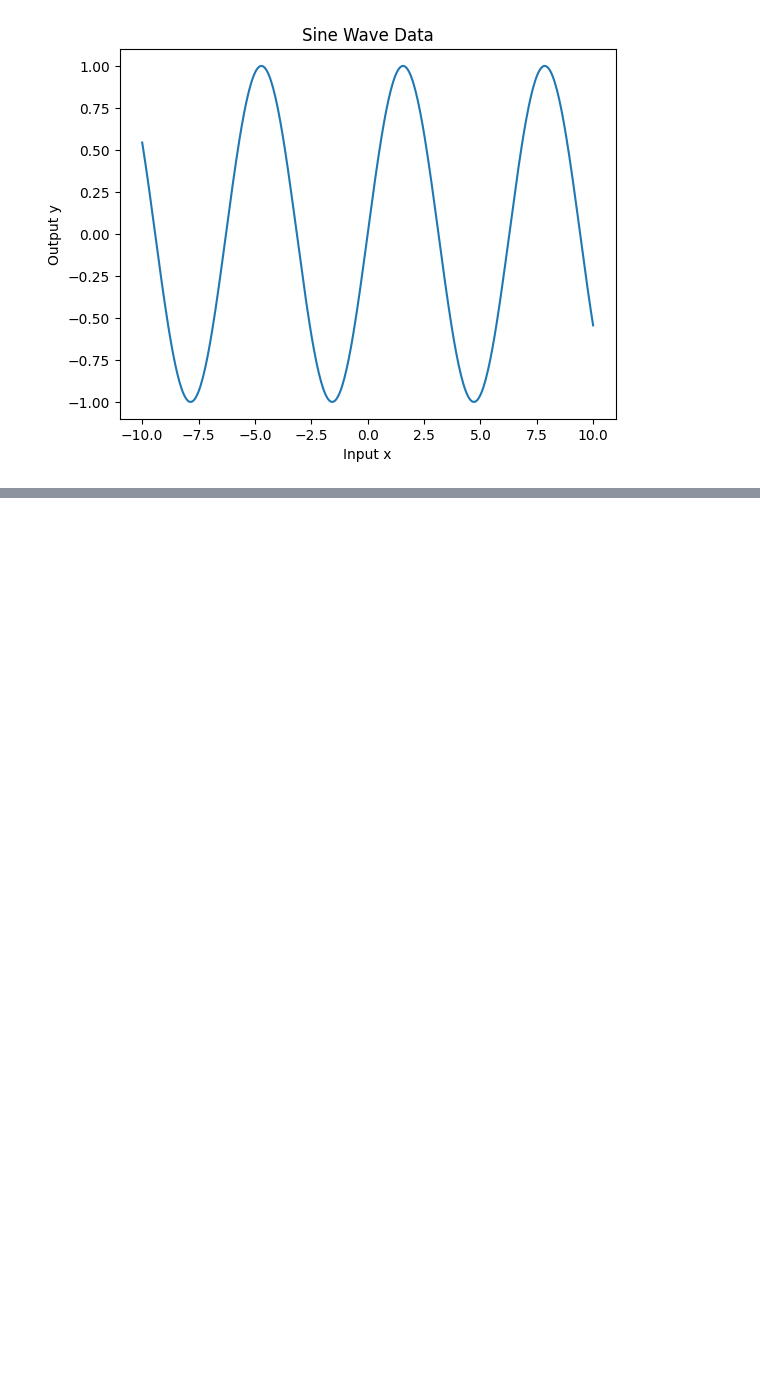
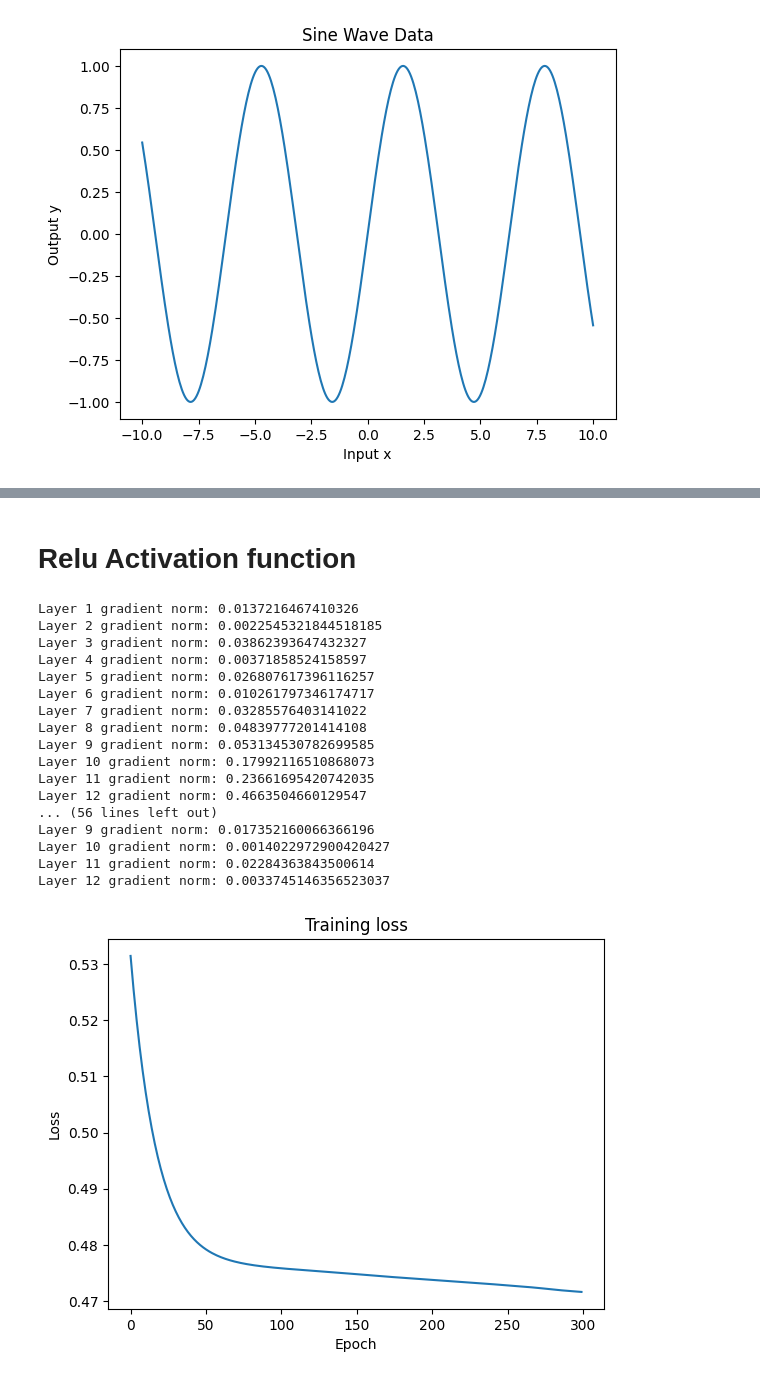
Before and after one commit to yeesem/Soft-Computing, a Jupyter notebook: Tutorial_7_Addressing_vanishing_issue_in_NN.ipynb, the cells around one changed output, grey strips where cells are left out. Cells and saved outputs as stored; diff of their text form; code cells hidden in the pictures; blank space fills up the shorter version.

```diff
--- a/Tutorial_7_Addressing_vanishing_issue_in_NN.ipynb
+++ b/Tutorial_7_Addressing_vanishing_issue_in_NN.ipynb
@@ -85,0 +236,66 @@ Layer 12 gradient norm: 2.5527551770210266e-06
+# %% [markdown]
+# Relu Activation function
+# %%
+class DeepNeuralNetwork(nn.Module):
+  def __init__(self,layers):
+    super(DeepNeuralNetwork,self).__init__()
+    self.layers = nn.ModuleList()
+    for i in range(len(layers) - 1):
+      self.layers.append(nn.Linear(layers[i],layers[i+1]))
+
+  def forward(self,x):
+    for i in range(len(self.layers) - 1):
+      x = torch.relu(self.layers[i](x))
+
+    return self.layers[-1](x)
+# %%
+model = DeepNeuralNetwork([1, 10, 10, 10, 10, 10, 1])
+optimizer = optim.SGD(model.parameters(),lr = 0.01)
+criterion = nn.MSELoss()
+
+def train(model,criterion,optimizer,x,y,epochs):
+  losses = []
+  for epoch in range(epochs):
+    optimizer.zero_grad()
+
+    output = model(x)
+
+    loss = criterion(output,y)
+
+    loss.backward()
+
+    optimizer.step()
+
+    losses.append(loss.item())
+
+    if epoch % 50 == 0:
+      for i, param in enumerate(model.parameters()):
+                print(f'Layer {i+1} gradient norm: {param.grad.norm().item()}')
+  return losses
+# %%
+losses = train(model,criterion,optimizer,x,y,300)
+
+plt.plot(losses)
+plt.title('Training loss')
+plt.xlabel("Epoch")
+plt.ylabel('Loss')
+plt.show()
+# %% [output]
+Layer 1 gradient norm: 0.0137216467410326
+Layer 2 gradient norm: 0.0022545321844518185
+Layer 3 gradient norm: 0.03862393647432327
+Layer 4 gradient norm: 0.00371858524158597
+Layer 5 gradient norm: 0.026807617396116257
+Layer 6 gradient norm: 0.010261797346174717
+Layer 7 gradient norm: 0.03285576403141022
+Layer 8 gradient norm: 0.04839777201414108
+Layer 9 gradient norm: 0.053134530782699585
+Layer 10 gradient norm: 0.17992116510868073
+Layer 11 gradient norm: 0.23661695420742035
+Layer 12 gradient norm: 0.4663504660129547
+... (56 lines left out)
+Layer 9 gradient norm: 0.017352160066366196
+Layer 10 gradient norm: 0.0014022972900420427
+Layer 11 gradient norm: 0.02284363843500614
+Layer 12 gradient norm: 0.0033745146356523037
+[figure, added]
```
Also changed, not shown: parts of 14 cells of this notebook.
